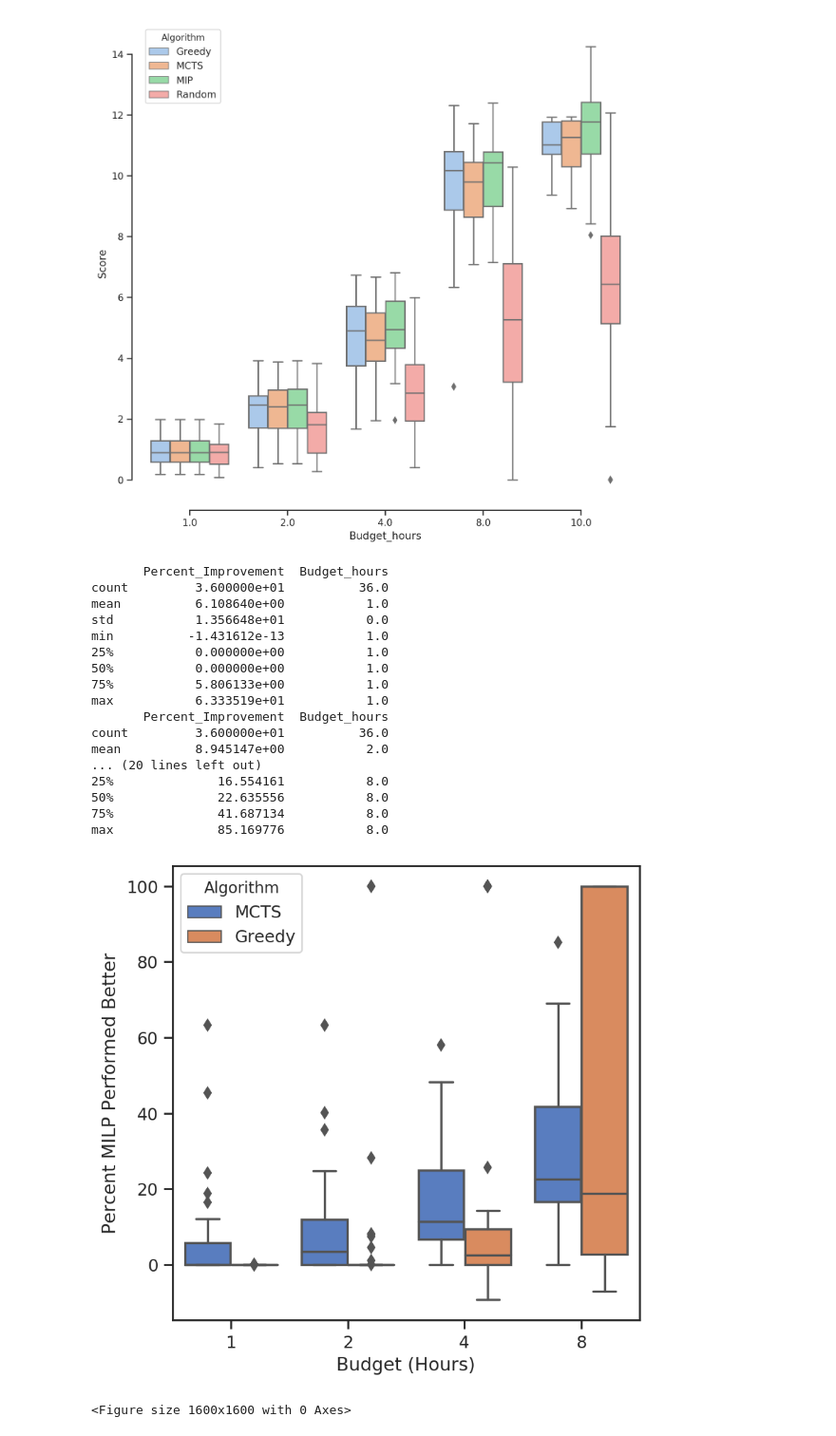
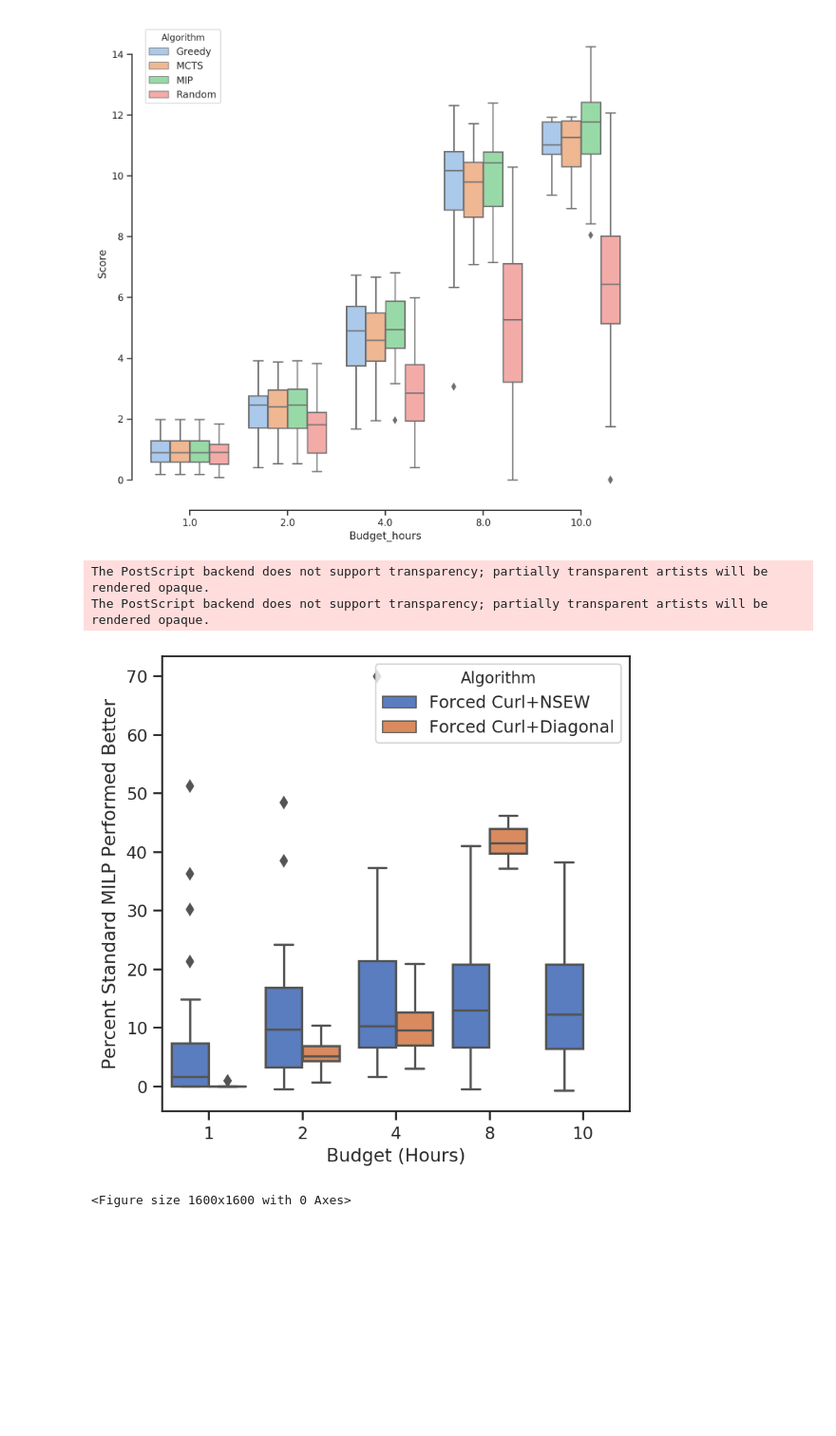
Before and after one commit to mlfrantz/OSU_MS_Robotics_Thesis, a Jupyter notebook: src/plotting_notebook.ipynb, the cells around one changed output. Shown at 95% size. Saved outputs shown, nothing was run; the diff lists cells and outputs as text; code cells hidden in the pictures; blank space fills up the shorter version.

```diff
--- a/src/plotting_notebook.ipynb
+++ b/src/plotting_notebook.ipynb
@@ -44,17 +44,32 @@ plt.show()
 # %%
 # Used for comparison for all algorithms
 # dataPath = 'data/budget_test_all.csv'
-dataPath = 'data/constraint_test_all.csv'
+# dataPath = 'data/constraint_test_all.csv'
+# dataPath = 'data/constraint_test_force_curl.csv'
+dataPath= 'data/team_test_heterogenous_2.csv'
 
 file_path = os.path.join(os.path.abspath('..'), dataPath)
 df = pd.read_csv(file_path)
 nsewConstraint = ['Algorithm', 'Map_Center', 'Start', 'Score', 'Run_Time_(sec)', 'Budget_hours', 'Constraints']
 df = df.filter(nsewConstraint)
 
+# mip = df.query("Algorithm == 'MIP' and Constraints == '_diag'")
+# mcts = df.query("Algorithm == 'MCTS' and Constraints == '_diag'")
+# greedy = df.query("Algorithm == 'Greedy' and Constraints == '_diag'")
+# random_alg = df.query("Algorithm == 'Random'")
+
+# This is forced curl testing
+# mip = df.query("Constraints == 'none'")
+# nsew = df.query("Constraints == '_nsew_forceCurl'")
+# diag = df.query("Constraints == '_diag_forceCurl'")
+# algorithms = [nsew, diag]
+
+# This is forced heterogenous team testing
+
 mip = df.query("Algorithm == 'MIP' and Constraints == '_diag'")
 mcts = df.query("Algorithm == 'MCTS' and Constraints == '_diag'")
 greedy = df.query("Algorithm == 'Greedy' and Constraints == '_diag'")
-random_alg = df.query("Algorithm == 'Random'")
+algorithms = [nsew, diag]
 
 values = []
 budget = [1, 2, 4, 8, 10]
@@ -65,18 +80,22 @@ map_center = ['xLon: -91.19000, yLat: 28.82000', \
               'xLon: -96.50000, yLat: 25.00000']
 start_points = ['[1, 1]', '[1, 5]', '[1, 9]', '[5, 1]', '[5, 5]', '[5, 9]', '[9, 1]', '[9, 5]', '[9, 9]']
 for b in budget:
-    for alg in [mcts, greedy]:
+    for alg in algorithms:
         for map_c in map_center:
             for start in start_points:
                 mip_value = mip.loc[mip["Budget_hours"] == b][mip["Map_Center"] == map_c][mip["Start"] == start]
                 alg_value = alg.loc[alg["Budget_hours"] == b][alg["Map_Center"] == map_c][alg["Start"] == start]
 
-                if alg is mcts:
-                    algorithm = "MCTS"
-                elif alg is greedy:
-                    algorithm = "Greedy"
-                elif alg is random_alg:
-                    algorithm = "Random"
+#                 if alg is mcts:
+#                     algorithm = "MCTS"
+#                 elif alg is greedy:
+#                     algorithm = "Greedy"
+#                 elif alg is random_alg:
+#                     algorithm = "Random"
+                if alg is nsew:
+                    algorithm = "Forced Curl+NSEW"
+                elif alg is diag:
+                    algorithm = "Forced Curl+Diagonal"
 
                 try:
                     mip_num = mip_value.to_numpy()[0][3] # This will get the Score for MIP
@@ -105,57 +124,42 @@ budget_df = pd.DataFrame(values, columns=columns)
 
 
 # for b in budget:
 #     box_mip = ax.boxplot(budget_df.loc[budget_df["Algorithm"] == "MCTS"][budget_df["Budget_Hours" == b]]["Percent_Improvement"], labels=b, vert=True, notch=True)
 # # rect_same = ax.bar(budget-1.5*width, budget_df.loc[budget_df["Algorithm"] == "same_point"]["Mean"], width, color='g', yerr=budget_df.loc[budget_df["Algorithm"] == "same_point"]["Std_Error"])
 # # rect_nsew = ax.bar(budget-width/2, budget_df.loc[budget_df["Algorithm"] == "nsew"]["Mean"], width, color='r', yerr=budget_df.loc[budget_df["Algorithm"] == "same_point"]["Std_Error"])
 # # rect_diag = ax.bar(budget+width/2, budget_df.loc[budget_df["Algorithm"] == "diag"]["Mean"], width, color='purple', yerr=budget_df.loc[budget_df["Algorithm"] == "same_point"]["Std_Error"])
 
 # ax.set_ylabel("Average Score")
 # ax.set_xlabel("Budget (Hours)")
 # ax.set_xticks(budget)
 # # ax.legend((rect_none[0],rect_same[0], rect_nsew[0],rect_diag[0],rect_anti[0], rect_force[0]), ('None', 'Same Point Allowed', 'NSEW', "Diagonal Only", 'Anti-Curling', 'Forced Curling'))
 
-print(budget_df.loc[budget_df["Budget_hours"] == 1][budget_df["Algorithm"]=='MCTS'].describe())
-print(budget_df.loc[budget_df["Budget_hours"] == 2][budget_df["Algorithm"]=='MCTS'].describe())
-print(budget_df.loc[budget_df["Budget_hours"] == 4][budget_df["Algorithm"]=='MCTS'].describe())
-print(budget_df.loc[budget_df["Budget_hours"] == 8][budget_df["Algorithm"]=='MCTS'].describe())
+# print(budget_df.loc[budget_df["Budget_hours"] == 1][budget_df["Algorithm"]=='MCTS'].describe())
+# print(budget_df.loc[budget_df["Budget_hours"] == 2][budget_df["Algorithm"]=='MCTS'].describe())
+# print(budget_df.loc[budget_df["Budget_hours"] == 4][budget_df["Algorithm"]=='MCTS'].describe())
+# print(budget_df.loc[budget_df["Budget_hours"] == 8][budget_df["Algorithm"]=='MCTS'].describe())
 
 # print(budget_df.loc[budget_df["Budget_hours"] == 1][budget_df["Algorithm"]=='Greedy'].describe())
 # print(budget_df.loc[budget_df["Budget_hours"] == 2][budget_df["Algorithm"]=='Greedy'].describe())
 # print(budget_df.loc[budget_df["Budget_hours"] == 4][budget_df["Algorithm"]=='Greedy'].describe())
 # print(budget_df.loc[budget_df["Budget_hours"] == 8][budget_df["Algorithm"]=='Greedy'].describe())
 
 
 fig = plt.figure(figsize=(5.5,5.5), dpi=160, facecolor='w')
 plt.rcParams.update({'font.size':20})
 sns.set(style="ticks", palette="muted")
 sns.boxplot(x="Budget_hours", y="Percent_Improvement", hue="Algorithm", data=budget_df)
-plt.ylabel('Percent MILP Performed Better')
+plt.ylabel('Percent Standard MILP Performed Better')
 plt.xlabel('Budget (Hours)')
 # plt.ylim([-20,40])
 # sns.despine(offset=10, trim=True)
 #
-# plt.savefig('/home/frantz/Documents/MIP_Research/mip_research/Pictures/' + 'constraint_compare_samepoint.eps', format='eps')
+# plt.savefig('/home/frantz/Documents/MIP_Research/mip_research/Pictures/' + 'lawnmower_compare.eps', format='eps')
 plt.show()
 # %% [output]
-       Percent_Improvement  Budget_hours
-count         3.600000e+01          36.0
-mean          6.108640e+00           1.0
-std           1.356648e+01           0.0
-min          -1.431612e-13           1.0
-25%           0.000000e+00           1.0
-50%           0.000000e+00           1.0
-75%           5.806133e+00           1.0
-max           6.333519e+01           1.0
-       Percent_Improvement  Budget_hours
-count         3.600000e+01          36.0
-mean          8.945147e+00           2.0
-... (20 lines left out)
-25%              16.554161           8.0
-50%              22.635556           8.0
-75%              41.687134           8.0
-max              85.169776           8.0
+The PostScript backend does not support transparency; partially transparent artists will be rendered opaque.
+The PostScript backend does not support transparency; partially transparent artists will be rendered opaque.
-[figure, old version]
+[figure, new version]
 # %%
 # This is a bar plot
 fig = plt.figure(figsize=(10,10), dpi=160, facecolor='w')
```
Also changed, not shown: parts of 6 cells of this notebook, 3 other files.
